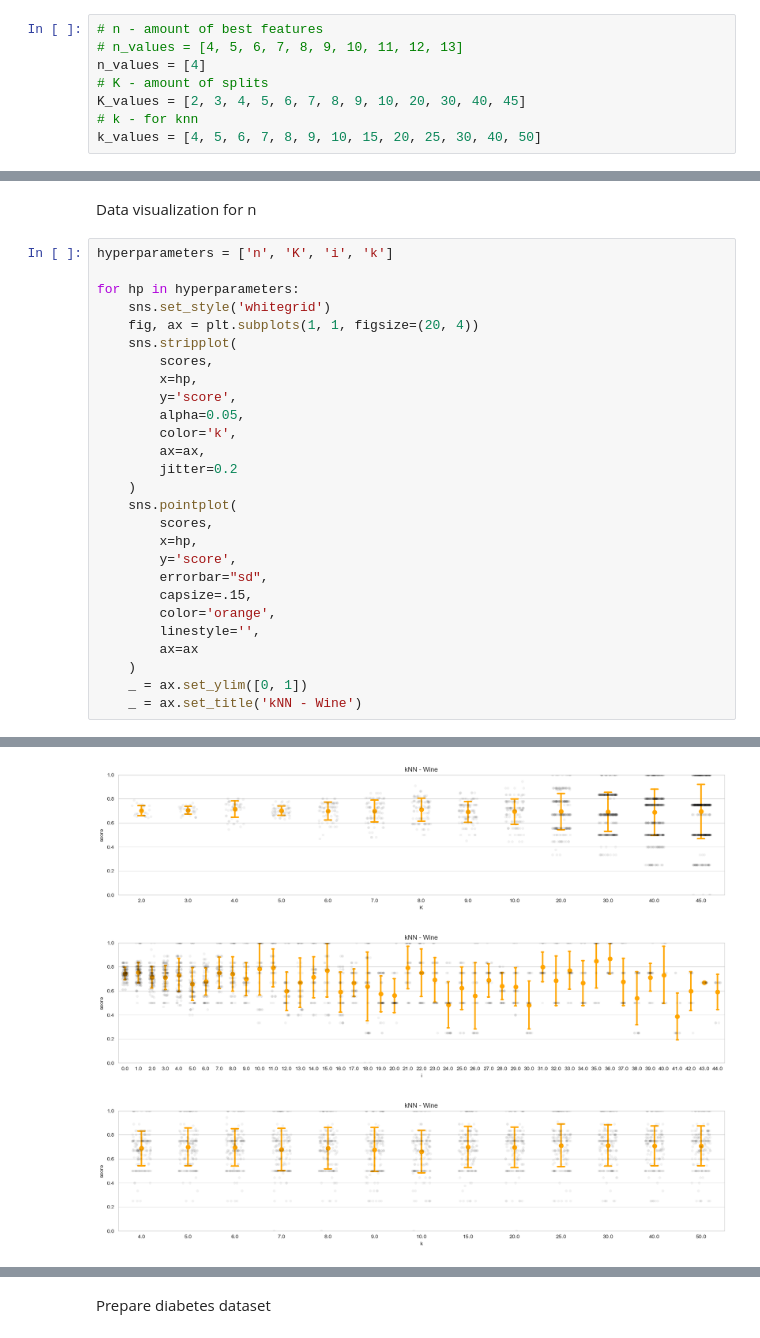
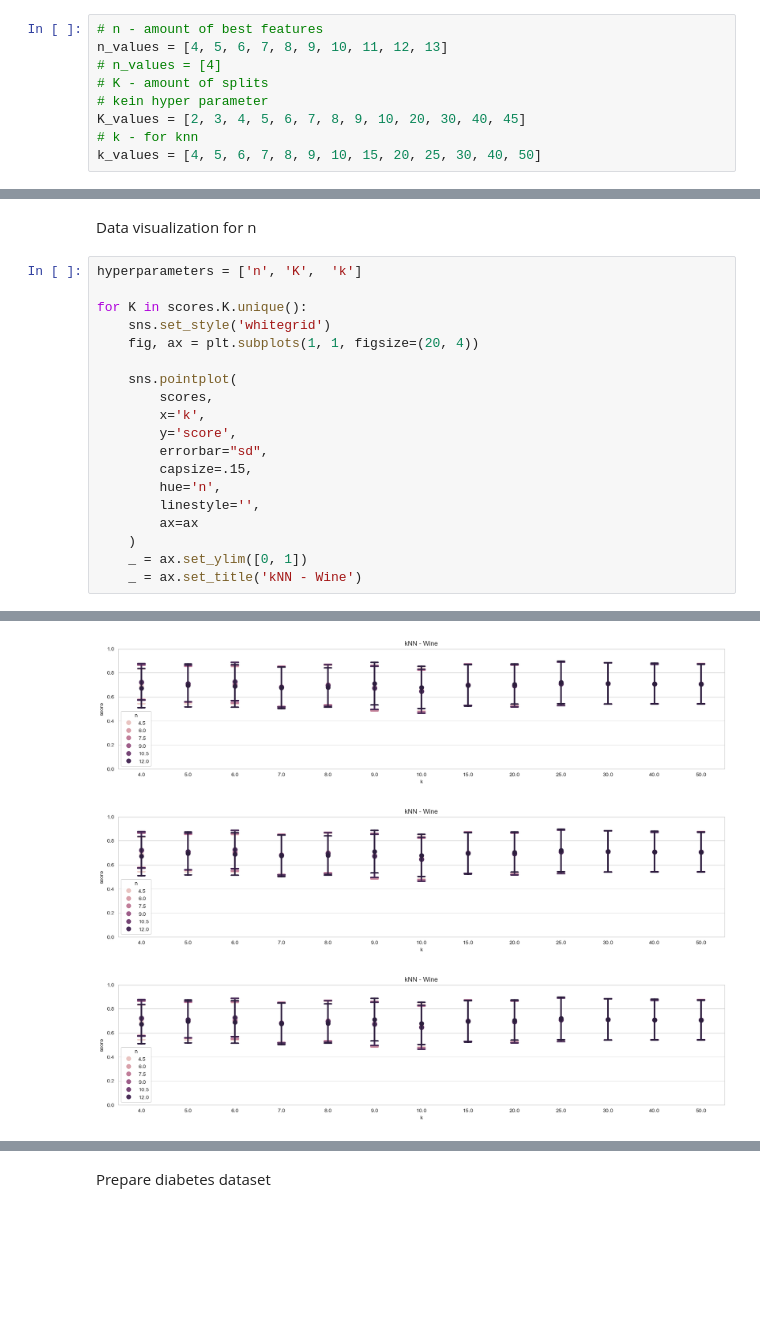
Before and after one commit to j0-ji/AI-class, a Jupyter notebook: week2/student_week2_wine.ipynb, the cells around one changed output, grey strips where cells are left out. Cells and saved outputs as stored; diff of their text form; blank space fills up the shorter version.

```diff
--- a/week2/student_week2_wine.ipynb
+++ b/week2/student_week2_wine.ipynb
@@ -54,9 +57,10 @@ wine_df
 Definition of hyper parameters.
 # %%
 # n - amount of best features
-# n_values = [4, 5, 6, 7, 8, 9, 10, 11, 12, 13]
-n_values = [4]
+n_values = [4, 5, 6, 7, 8, 9, 10, 11, 12, 13]
+# n_values = [4]
 # K - amount of splits
+# kein hyper parameter
 K_values = [2, 3, 4, 5, 6, 7, 8, 9, 10, 20, 30, 40, 45]
 # k - for knn
 k_values = [4, 5, 6, 7, 8, 9, 10, 15, 20, 25, 30, 40, 50]
@@ -109,27 +114,19 @@ scores
 # %% [markdown]
 Data visualization for n
 # %%
-hyperparameters = ['n', 'K', 'i', 'k']
+hyperparameters = ['n', 'K',  'k']
 
-for hp in hyperparameters:
+for K in scores.K.unique():
     sns.set_style('whitegrid')
     fig, ax = plt.subplots(1, 1, figsize=(20, 4))
-    sns.stripplot(
-        scores,
-        x=hp,
-        y='score',
-        alpha=0.05,
-        color='k',
-        ax=ax,
-        jitter=0.2
-    )
+
     sns.pointplot(
         scores,
-        x=hp,
+        x='k',
         y='score',
         errorbar="sd",
         capsize=.15,
-        color='orange',
+        hue='n',
         linestyle='',
         ax=ax
     )
@@ -140,3 +137,3 @@ for hp in hyperparameters:
-[figure, old version]
+[figure, new version]
-[figure, old version]
+[figure, new version]
-[figure, old version]
+[figure, new version]
```
Also changed, not shown: parts of 5 cells of this notebook.
